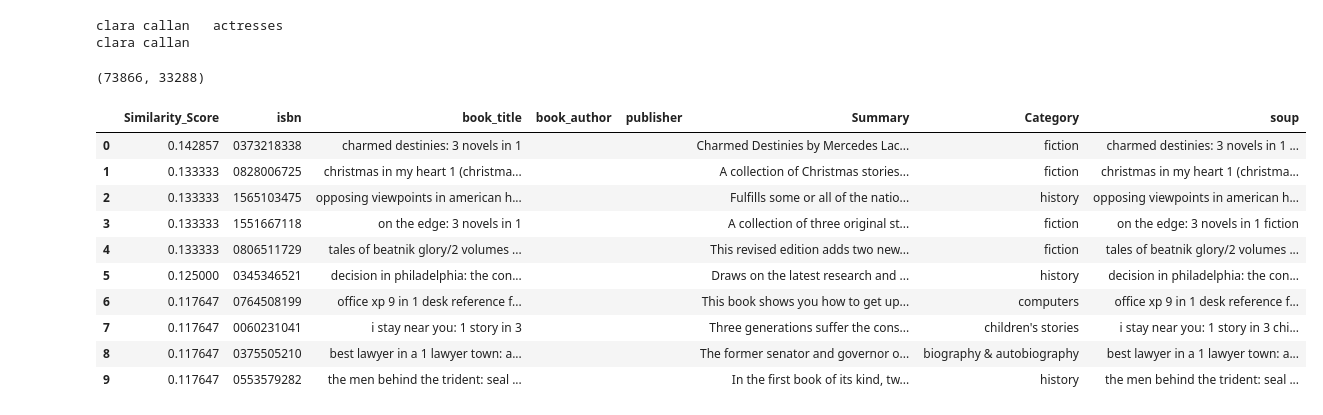
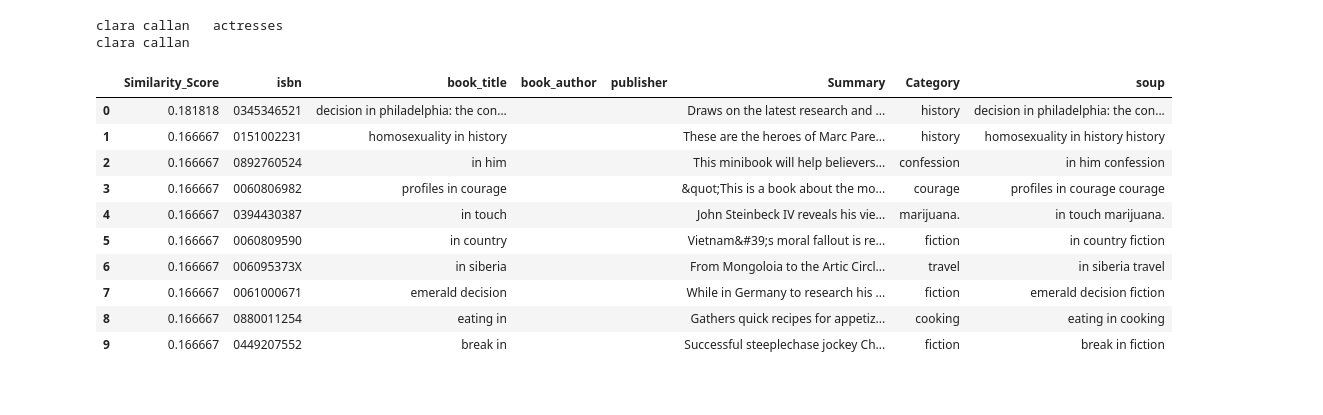
Before and after one commit to marinaepitropaki/BookRecommendationSystem, a Jupyter notebook: BookRecommendationSystem.ipynb, the cells around one changed output. Cells and saved outputs as stored; diff of their text form; code cells hidden in the pictures.

```diff
--- a/BookRecommendationSystem.ipynb
+++ b/BookRecommendationSystem.ipynb
@@ -435,13 +440,13 @@ def Jaccard_Similarity(str1, str2):
     # Calculate Jaccard score  add reference Mining of Massive Datasets Book page 74 Chapter 3
     return float(len(intersection)) / len(union)
 # %%
-def get_recommendations(title):
+def get_recommendations(title, column):
 
     # Get the index of the book that matches the title
     idx = df[df['book_title']==title].index.values[0]
 
     # calculate the jaccard similarity of all books with that book
-    Jaccard_score = list(map(lambda x: Jaccard_Similarity(x,df['Summary'][idx]),df['Summary']))
+    Jaccard_score = list(map(lambda x: Jaccard_Similarity(x,df[column][idx]),df[column]))
 
     Jaccard_score_df = pd.DataFrame(Jaccard_score,columns =['Similarity_Score'])
 
@@ -661,22 +659,3 @@ print(df['book_title'][0])
 # %% [output]
 clara callan   actresses
 clara callan
-# %%
-from sklearn.feature_extraction.text import CountVectorizer
-from sklearn.metrics.pairwise import cosine_similarity
-
-# Import CountVectorizer and create the count matrix
-count = CountVectorizer(stop_words='english')
-count_matrix = count.fit_transform(df['soup'])
-
-print(count_matrix.shape)
-
-# Compute the Cosine Similarity matrix based on the count_matrix
-# cosine_sim = cosine_similarity(count_matrix, count_matrix)
-# print(cosine_sim)
-
-# Reset index of our main DataFrame and construct reverse mapping
-df_cleaned = df.reset_index()
-indices = pd.Series(df_cleaned.index, index=df_cleaned['book_title'])
-# %% [output]
-(73866, 33288)
@@ -730,18 +662,18 @@ def get_recommendations(title):
 # %%
-cosine_score_df = get_recommendations("decision in normandy")
+cosine_score_df = get_recommendations("decision in normandy", "soup")
 cosine_score_df
 # %% [output]
 |  | Similarity_Score | isbn | book_title | book_author | publisher | Summary | Category | soup |
-| 0 | 0.142857 | 0373218338 | charmed destinies: 3 novels in 1 |  |  | Charmed Destinies by Mercedes Lac... | fiction | charmed destinies: 3 novels in 1 ... |
-| 1 | 0.133333 | 0828006725 | christmas in my heart 1 (christma... |  |  | A collection of Christmas stories... | fiction | christmas in my heart 1 (christma... |
-| 2 | 0.133333 | 1565103475 | opposing viewpoints in american h... |  |  | Fulfills some or all of the natio... | history | opposing viewpoints in american h... |
-| 3 | 0.133333 | 1551667118 | on the edge: 3 novels in 1 |  |  | A collection of three original st... | fiction | on the edge: 3 novels in 1 fiction |
-| 4 | 0.133333 | 0806511729 | tales of beatnik glory/2 volumes ... |  |  | This revised edition adds two new... | fiction | tales of beatnik glory/2 volumes ... |
-| 5 | 0.125000 | 0345346521 | decision in philadelphia: the con... |  |  | Draws on the latest research and ... | history | decision in philadelphia: the con... |
-| 6 | 0.117647 | 0764508199 | office xp 9 in 1 desk reference f... |  |  | This book shows you how to get up... | computers | office xp 9 in 1 desk reference f... |
-| 7 | 0.117647 | 0060231041 | i stay near you: 1 story in 3 |  |  | Three generations suffer the cons... | children's stories | i stay near you: 1 story in 3 chi... |
-| 8 | 0.117647 | 0375505210 | best lawyer in a 1 lawyer town: a... |  |  | The former senator and governor o... | biography & autobiography | best lawyer in a 1 lawyer town: a... |
-| 9 | 0.117647 | 0553579282 | the men behind the trident: seal ... |  |  | In the first book of its kind, tw... | history | the men behind the trident: seal ... |
+| 0 | 0.181818 | 0345346521 | decision in philadelphia: the con... |  |  | Draws on the latest research and ... | history | decision in philadelphia: the con... |
+| 1 | 0.166667 | 0151002231 | homosexuality in history |  |  | These are the heroes of Marc Pare... | history | homosexuality in history history |
+| 2 | 0.166667 | 0892760524 | in him |  |  | This minibook will help believers... | confession | in him confession |
+| 3 | 0.166667 | 0060806982 | profiles in courage |  |  | &quot;This is a book about the mo... | courage | profiles in courage courage |
+| 4 | 0.166667 | 0394430387 | in touch |  |  | John Steinbeck IV reveals his vie... | marijuana. | in touch marijuana. |
+| 5 | 0.166667 | 0060809590 | in country |  |  | Vietnam&#39;s moral fallout is re... | fiction | in country fiction |
+| 6 | 0.166667 | 006095373X | in siberia |  |  | From Mongoloia to the Artic Circl... | travel | in siberia travel |
+| 7 | 0.166667 | 0061000671 | emerald decision |  |  | While in Germany to research his ... | fiction | emerald decision fiction |
+| 8 | 0.166667 | 0880011254 | eating in |  |  | Gathers quick recipes for appetiz... | cooking | eating in cooking |
+| 9 | 0.166667 | 0449207552 | break in |  |  | Successful steeplechase jockey Ch... | fiction | break in fiction |
 # %%
 sb.barplot(x = "Similarity_Score", y = "book_title", data = cosine_score_df).set(title = "Top 10 recommended books according to Decision in Normandy")
 # %% [output]
```
Also changed, not shown: parts of 14 cells of this notebook.
